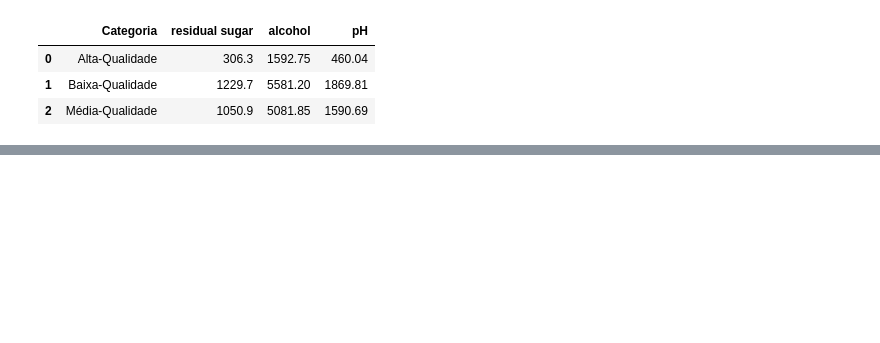
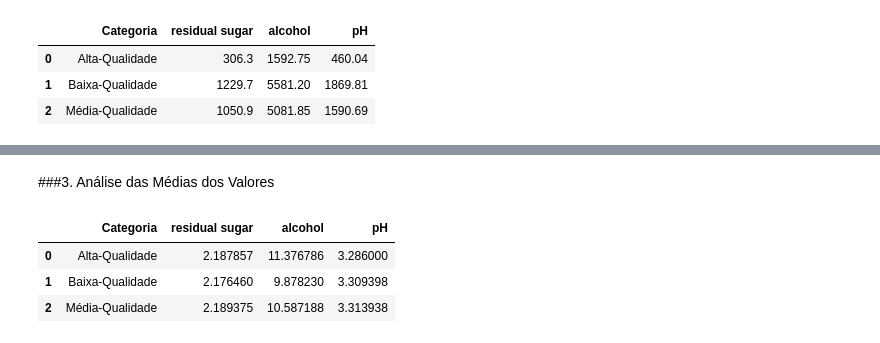
Before and after one commit to Lyanan85/In-GameSeries, a Jupyter notebook: projeto_redwine.ipynb, the cells around one changed output, grey strips where cells are left out. Drawn from its saved outputs; the diff is of its cells as text; code cells hidden in the pictures; blank space fills up the shorter version.

```diff
--- a/projeto_redwine.ipynb
+++ b/projeto_redwine.ipynb
@@ -746,0 +740,10 @@ df_grafico
+# %% [markdown]
+###3. Análise das Médias dos Valores
+# %%
+df_grafico_media=sugar_ph_alcohol.groupby("Categoria")[["residual sugar","alcohol","pH"]].mean().reset_index()
+df_grafico_media
+# %% [output]
+|  | Categoria | residual sugar | alcohol | pH |
+| 0 | Alta-Qualidade | 2.187857 | 11.376786 | 3.286000 |
+| 1 | Baixa-Qualidade | 2.176460 | 9.878230 | 3.309398 |
+| 2 | Média-Qualidade | 2.189375 | 10.587188 | 3.313938 |
```
Also changed, not shown: parts of 13 cells of this notebook.
